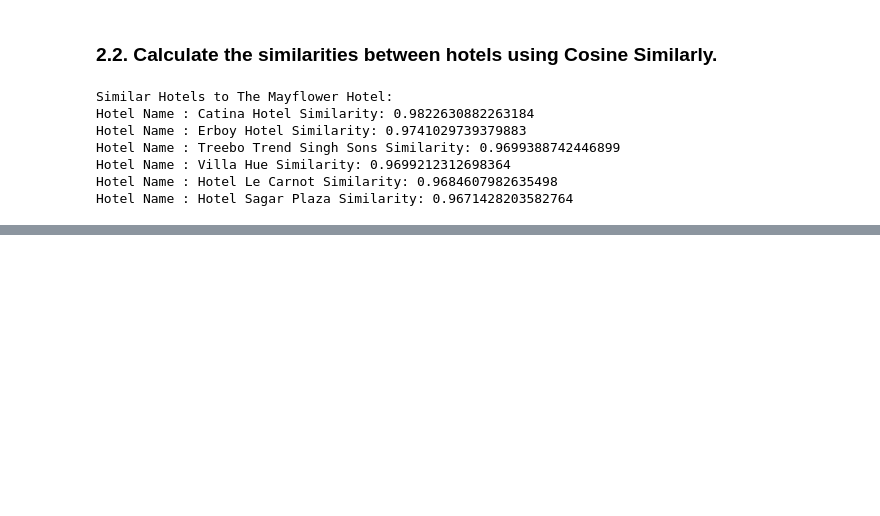
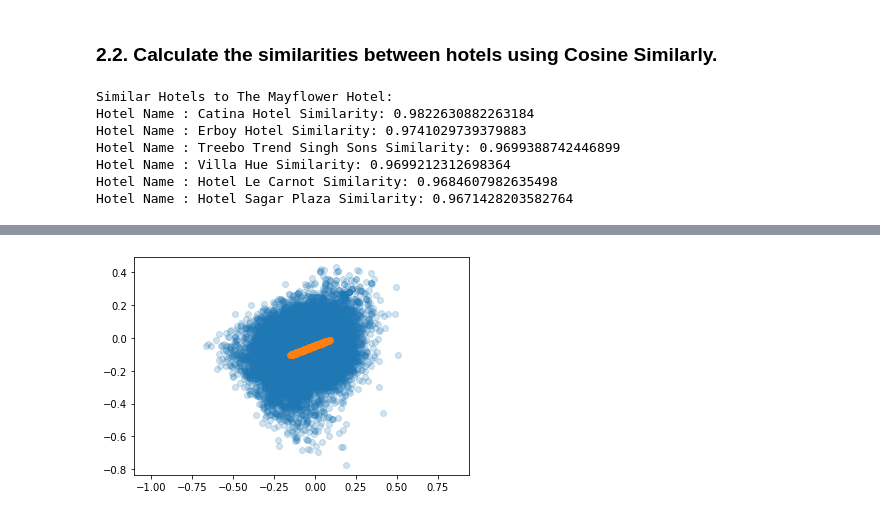
Before and after one commit to OsamaAlhalabi/Hotel_features_dataset, a Jupyter notebook: Recommender_system.ipynb, the cells around one changed output, grey strips where cells are left out. Drawn from its saved outputs; the diff is of its cells as text; code cells hidden in the pictures; blank space fills up the shorter version.

```diff
--- a/Recommender_system.ipynb
+++ b/Recommender_system.ipynb
@@ -148,0 +182,7 @@ Hotel Name : Hotel Sagar Plaza Similarity: 0.9671428203582764
+# %%
+embs_new = pca.inverse_transform(embs_pca)
+plt.scatter(embs[:, 0], embs[:, 1], alpha=0.2)
+plt.scatter(embs_new[:, 0], embs_new[:, 1], alpha=0.8)
+plt.axis('equal');
+# %% [output]
+[figure, added]
```
Also changed, not shown: parts of 35 cells of this notebook.
